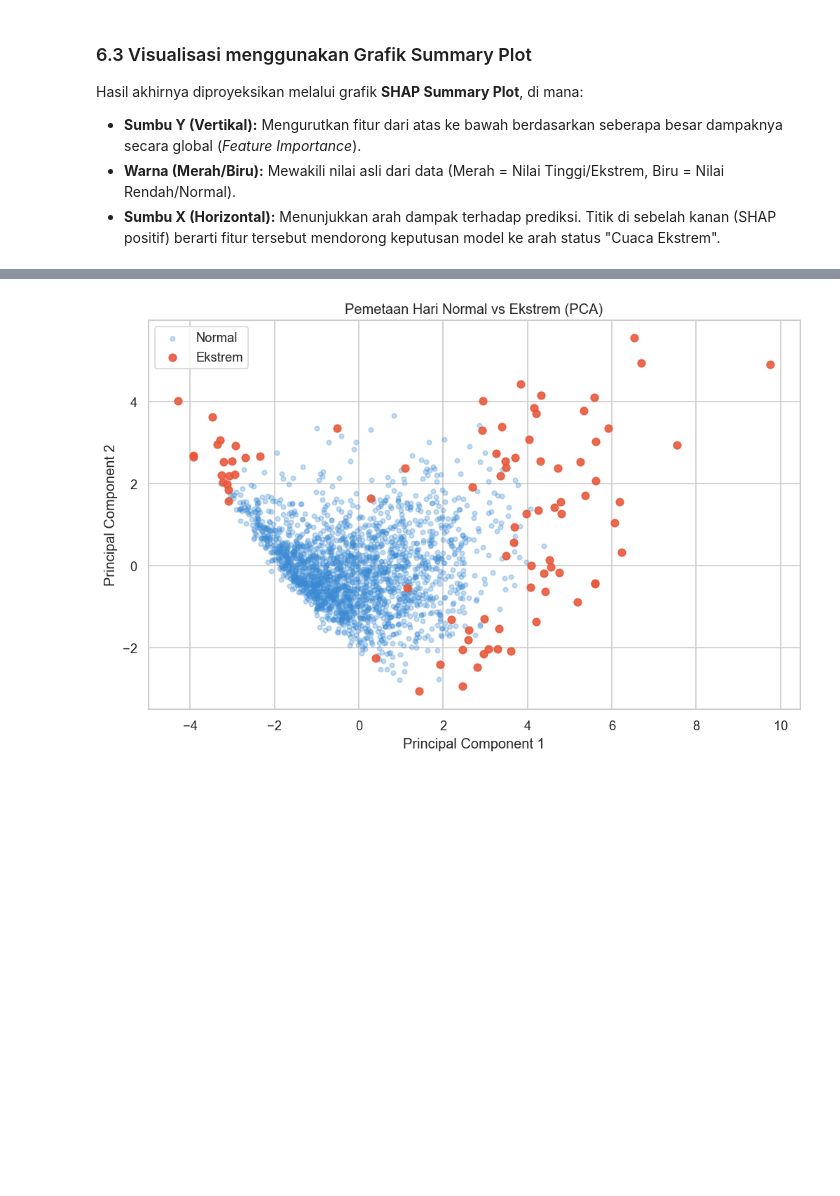
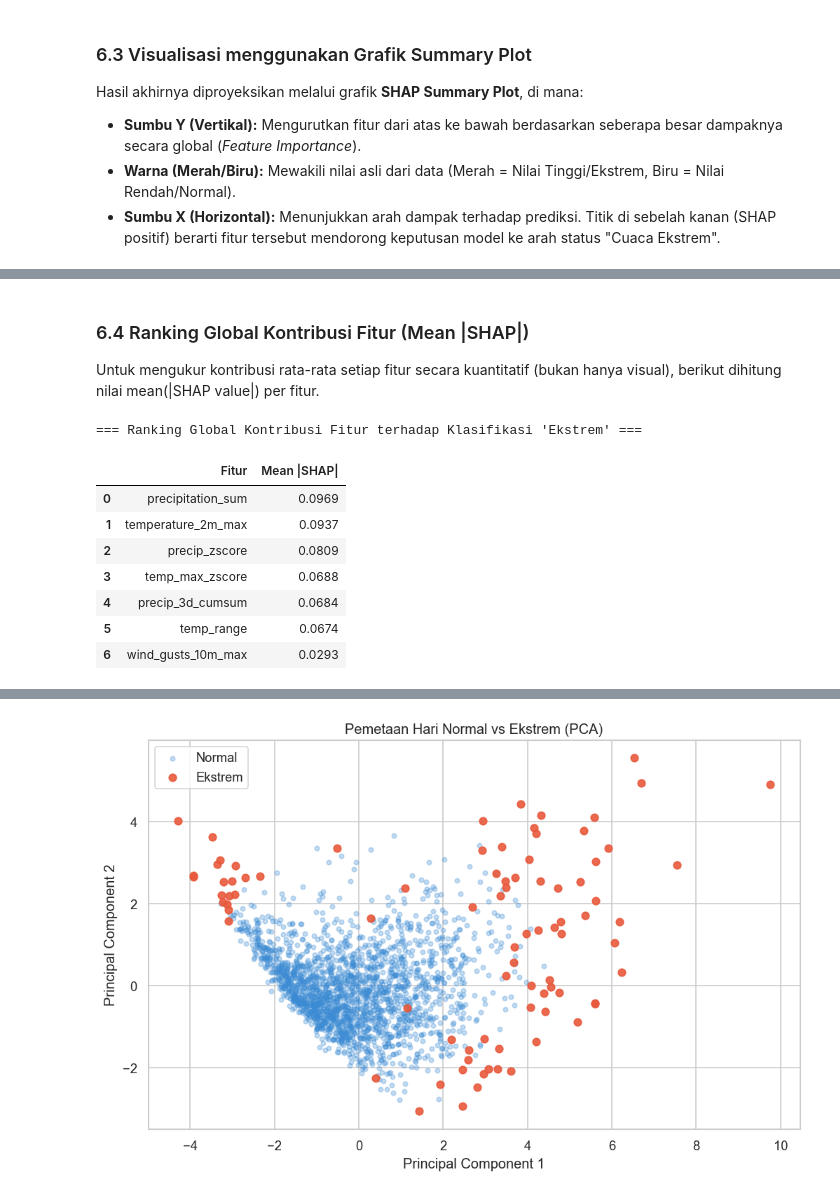
Before and after one commit to melinda-ab/prediksi-anomali-cuaca-sleman, a Jupyter notebook: main.ipynb, the cells around one changed output, grey strips where cells are left out. Saved outputs shown, nothing was run; the diff lists cells and outputs as text; code cells hidden in the pictures; blank space fills up the shorter version.

```diff
--- a/main.ipynb
+++ b/main.ipynb
@@ -589,0 +589,25 @@ shap.summary_plot(sv_plot, X_all_scaled, feature_names=MODEL_FEATURES)
+# %% [markdown]
+### 6.4 Ranking Global Kontribusi Fitur (Mean |SHAP|)
+
+Untuk mengukur kontribusi rata-rata setiap fitur secara kuantitatif (bukan hanya visual), berikut dihitung nilai mean(|SHAP value|) per fitur.
+# %%
+# Hitung kontribusi rata-rata absolut (Global Feature Importance) dari SHAP
+mean_abs_shap = np.abs(sv_plot).mean(axis=0)
+
+ranking = pd.DataFrame({
+    'Fitur': MODEL_FEATURES,
+    'Mean |SHAP|': mean_abs_shap
+}).sort_values('Mean |SHAP|', ascending=False).reset_index(drop=True)
+
+print("=== Ranking Global Kontribusi Fitur terhadap Klasifikasi 'Ekstrem' ===")
+display(ranking.round(4))
+# %% [output]
+=== Ranking Global Kontribusi Fitur terhadap Klasifikasi 'Ekstrem' ===
+|  | Fitur | Mean |SHAP| |
+| 0 | precipitation_sum | 0.0969 |
+| 1 | temperature_2m_max | 0.0937 |
+| 2 | precip_zscore | 0.0809 |
+| 3 | temp_max_zscore | 0.0688 |
+| 4 | precip_3d_cumsum | 0.0684 |
+| 5 | temp_range | 0.0674 |
+| 6 | wind_gusts_10m_max | 0.0293 |
```
Also changed, not shown: parts of 8 cells of this notebook.
